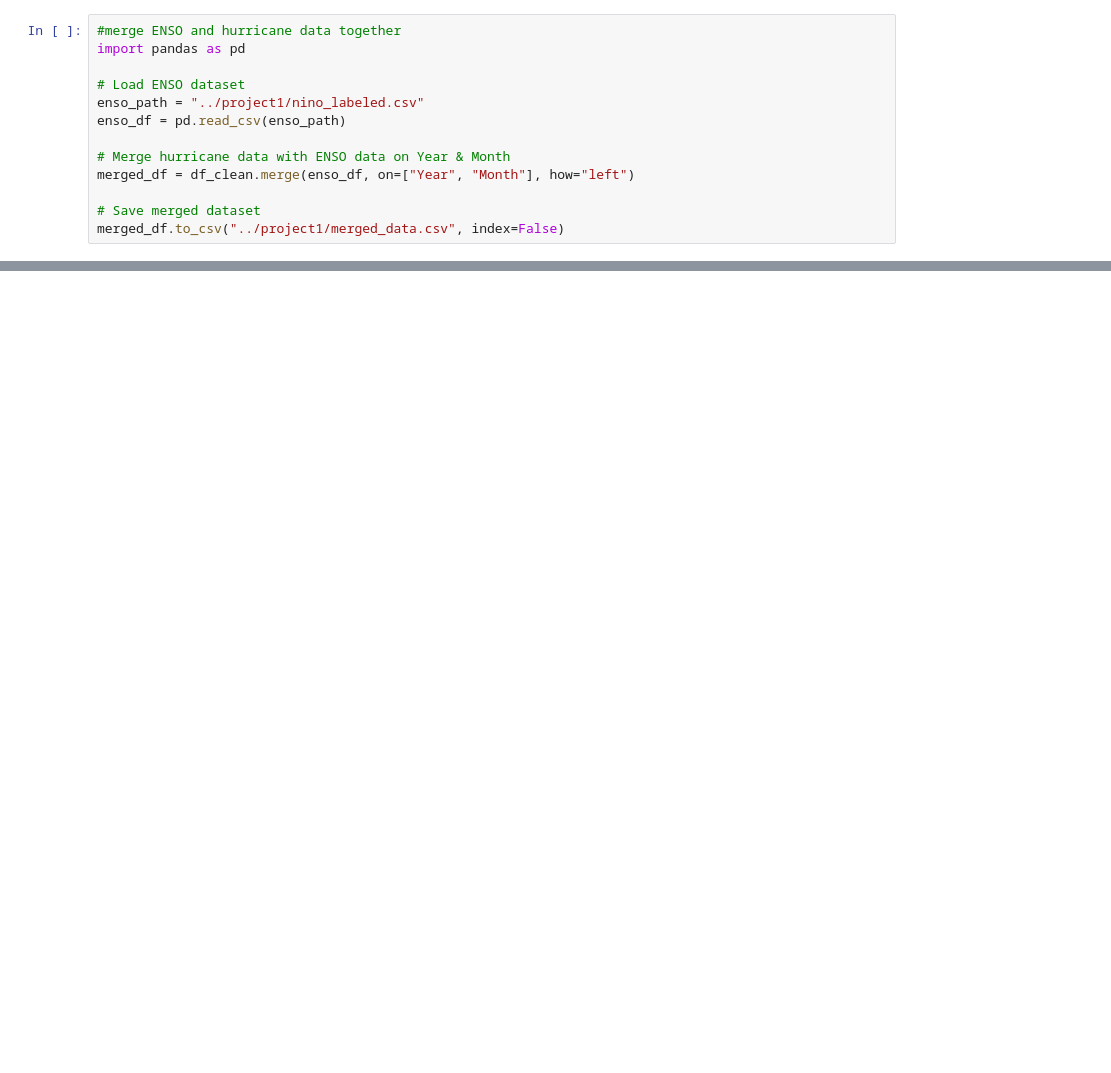
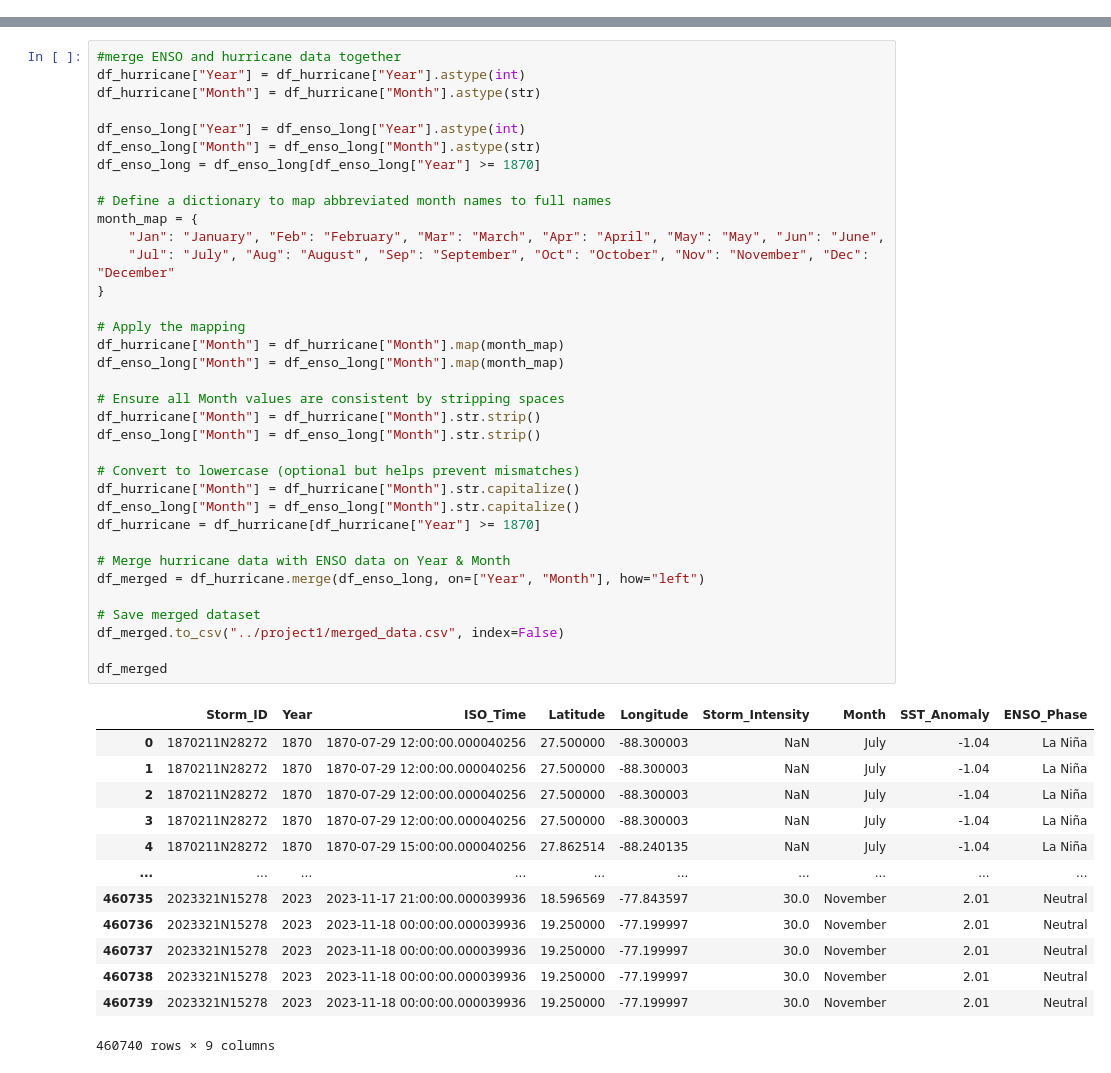
Before and after one commit to sarika-debruyn/LEAPCourse-Course-Climate-pred-Project1, a Jupyter notebook: project1/ENSO.ipynb, the cells around one changed output, grey strips where cells are left out. Cells and saved outputs as stored; diff of their text form; blank space fills up the shorter version.

```diff
--- a/project1/ENSO.ipynb
+++ b/project1/ENSO.ipynb
@@ -90,13 +103,0 @@ After conversion, ISO_Time dtype: datetime64[ns]
-# %%
-#merge ENSO and hurricane data together
-import pandas as pd
-
-# Load ENSO dataset
-enso_path = "../project1/nino_labeled.csv"
-enso_df = pd.read_csv(enso_path)
-
-# Merge hurricane data with ENSO data on Year & Month
-merged_df = df_clean.merge(enso_df, on=["Year", "Month"], how="left")
-
-# Save merged dataset
-merged_df.to_csv("../project1/merged_data.csv", index=False)
@@ -193,4 +177,53 @@ df_long
 | 1846 | 2023 | Oct | 1.59 | Neutral |
 | 1847 | 2023 | Sep | 1.65 | Neutral |
 1848 rows × 4 columns
+# %%
+#merge ENSO and hurricane data together
+df_hurricane["Year"] = df_hurricane["Year"].astype(int)
+df_hurricane["Month"] = df_hurricane["Month"].astype(str)
+
+df_enso_long["Year"] = df_enso_long["Year"].astype(int)
+df_enso_long["Month"] = df_enso_long["Month"].astype(str)
+df_enso_long = df_enso_long[df_enso_long["Year"] >= 1870]
+
+# Define a dictionary to map abbreviated month names to full names
+month_map = {
+    "Jan": "January", "Feb": "February", "Mar": "March", "Apr": "April", "May": "May", "Jun": "June",
+    "Jul": "July", "Aug": "August", "Sep": "September", "Oct": "October", "Nov": "November", "Dec": "December"
+}
+
+# Apply the mapping
+df_hurricane["Month"] = df_hurricane["Month"].map(month_map)
+df_enso_long["Month"] = df_enso_long["Month"].map(month_map)
+
+# Ensure all Month values are consistent by stripping spaces
+df_hurricane["Month"] = df_hurricane["Month"].str.strip()
+df_enso_long["Month"] = df_enso_long["Month"].str.strip()
+
+# Convert to lowercase (optional but helps prevent mismatches)
+df_hurricane["Month"] = df_hurricane["Month"].str.capitalize()
+df_enso_long["Month"] = df_enso_long["Month"].str.capitalize()
+df_hurricane = df_hurricane[df_hurricane["Year"] >= 1870]
+
+# Merge hurricane data with ENSO data on Year & Month
+df_merged = df_hurricane.merge(df_enso_long, on=["Year", "Month"], how="left")
+
+# Save merged dataset
+df_merged.to_csv("../project1/merged_data.csv", index=False)
+
+df_merged
+# %% [output]
+|  | Storm_ID | Year | ISO_Time | Latitude | Longitude | Storm_Intensity | Month | SST_Anomaly | ENSO_Phase |
+| 0 | 1870211N28272 | 1870 | 1870-07-29 12:00:00.000040256 | 27.500000 | -88.300003 | NaN | July | -1.04 | La Niña |
+| 1 | 1870211N28272 | 1870 | 1870-07-29 12:00:00.000040256 | 27.500000 | -88.300003 | NaN | July | -1.04 | La Niña |
+| 2 | 1870211N28272 | 1870 | 1870-07-29 12:00:00.000040256 | 27.500000 | -88.300003 | NaN | July | -1.04 | La Niña |
+| 3 | 1870211N28272 | 1870 | 1870-07-29 12:00:00.000040256 | 27.500000 | -88.300003 | NaN | July | -1.04 | La Niña |
+| 4 | 1870211N28272 | 1870 | 1870-07-29 15:00:00.000040256 | 27.862514 | -88.240135 | NaN | July | -1.04 | La Niña |
+| ... | ... | ... | ... | ... | ... | ... | ... | ... | ... |
+| 460735 | 2023321N15278 | 2023 | 2023-11-17 21:00:00.000039936 | 18.596569 | -77.843597 | 30.0 | November | 2.01 | Neutral |
+| 460736 | 2023321N15278 | 2023 | 2023-11-18 00:00:00.000039936 | 19.250000 | -77.199997 | 30.0 | November | 2.01 | Neutral |
+| 460737 | 2023321N15278 | 2023 | 2023-11-18 00:00:00.000039936 | 19.250000 | -77.199997 | 30.0 | November | 2.01 | Neutral |
+| 460738 | 2023321N15278 | 2023 | 2023-11-18 00:00:00.000039936 | 19.250000 | -77.199997 | 30.0 | November | 2.01 | Neutral |
+| 460739 | 2023321N15278 | 2023 | 2023-11-18 00:00:00.000039936 | 19.250000 | -77.199997 | 30.0 | November | 2.01 | Neutral |
+460740 rows × 9 columns
 # %%
```
Also changed, not shown: parts of 7 cells of this notebook.
